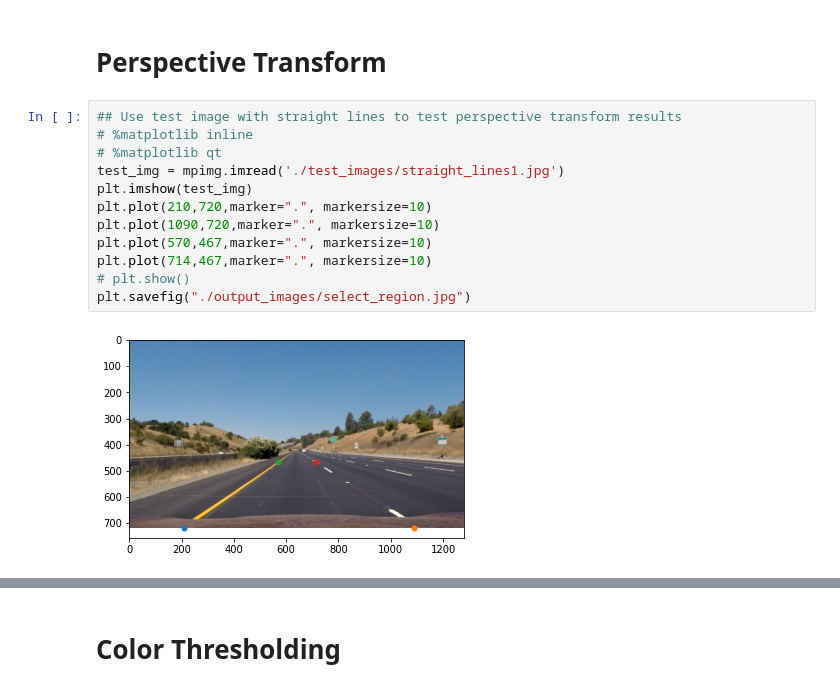
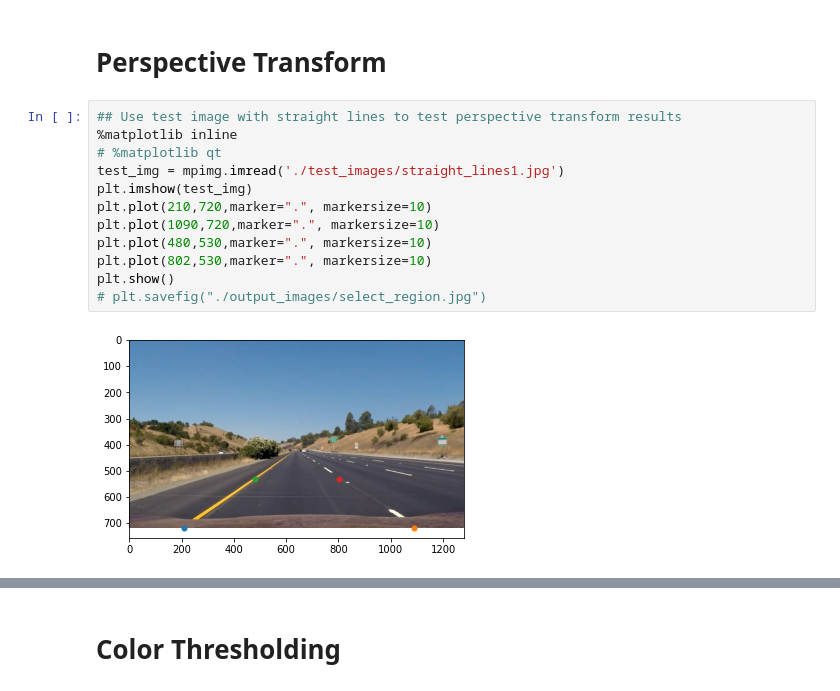
Before and after one commit to zichengc/CarND-Advanced-Lane-Lines, a Jupyter notebook: Pipline_test.ipynb, the cells around one changed output, grey strips where cells are left out. Drawn from its saved outputs; the diff is of its cells as text.

```diff
--- a/Pipline_test.ipynb
+++ b/Pipline_test.ipynb
@@ -105,18 +105,18 @@ plt.savefig("./output_images/distortion_correction_road.jpg")
 # Perspective Transform
 # %%
 ## Use test image with straight lines to test perspective transform results
-# %matplotlib inline
+%matplotlib inline
 # %matplotlib qt
 test_img = mpimg.imread('./test_images/straight_lines1.jpg')
 plt.imshow(test_img)
 plt.plot(210,720,marker=".", markersize=10)
 plt.plot(1090,720,marker=".", markersize=10)
-plt.plot(570,467,marker=".", markersize=10)
-plt.plot(714,467,marker=".", markersize=10)
-# plt.show()
-plt.savefig("./output_images/select_region.jpg")
+plt.plot(480,530,marker=".", markersize=10)
+plt.plot(802,530,marker=".", markersize=10)
+plt.show()
+# plt.savefig("./output_images/select_region.jpg")
 # %% [output]
-[figure, old version]
+[figure, new version]
 # %%
 def get_pt(img):
     undist = cv2.undistort(img, mtx, dist, None, mtx)
```
Also changed, not shown: parts of 3 cells of this notebook, 2 other files.
